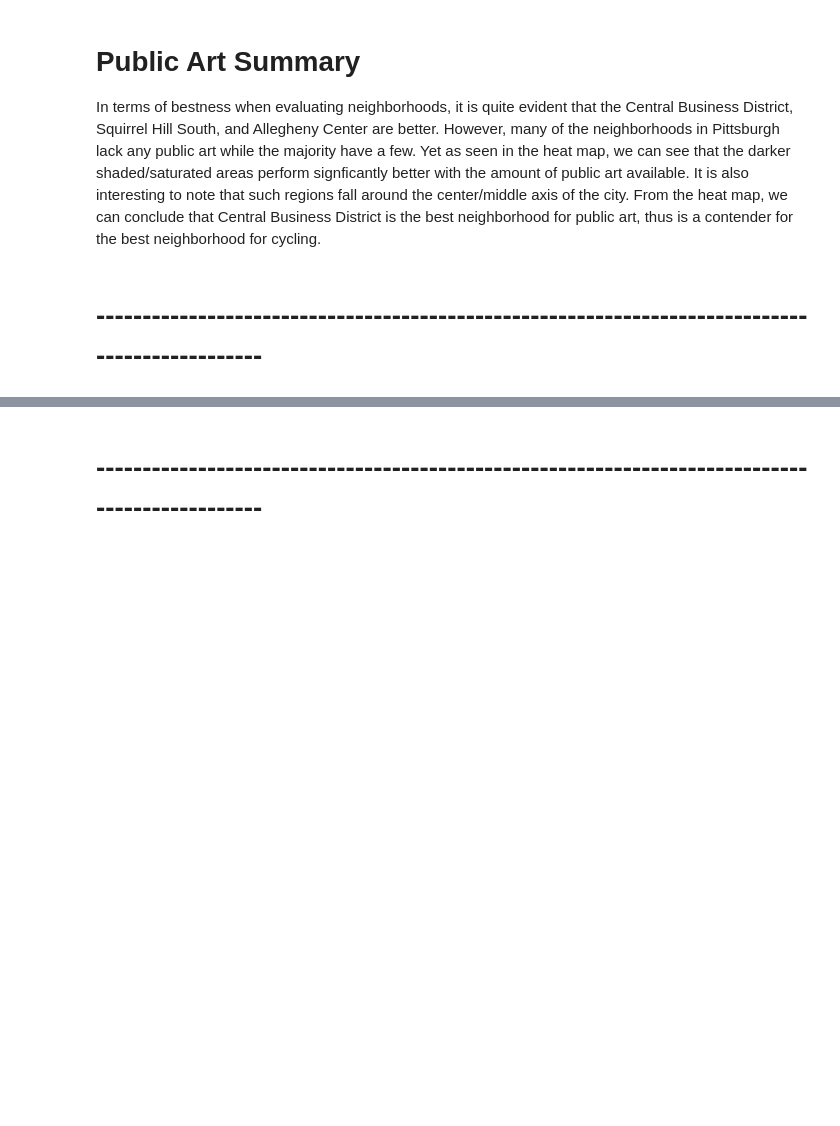
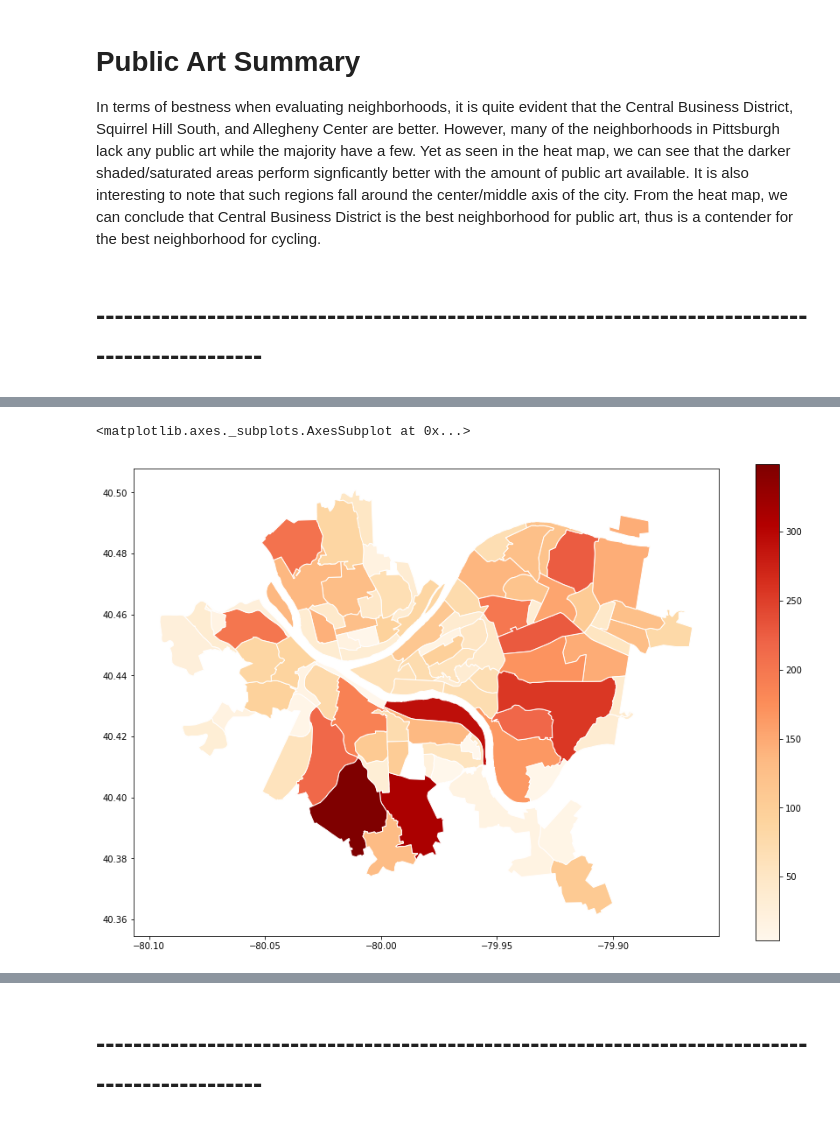
Before and after one commit to chris-mohri/finalProject0010, a Jupyter notebook: FinalNotebook.ipynb, the cells around one changed output, grey strips where cells are left out. Drawn from its saved outputs; the diff is of its cells as text; code cells hidden in the pictures; blank space fills up the shorter version.

```diff
--- a/FinalNotebook.ipynb
+++ b/FinalNotebook.ipynb
@@ -223,0 +266,16 @@ From the heat map, we can conclude that Central Business District is the best ne
+# %%
+# Read Shapefile
+neighborhoods = geopandas.read_file("Neighborhoods/Neighborhoods_.shp")
+
+# merges shape file and data frame
+map2 = neighborhoods.merge(stoptable, how='left', left_on='hood', right_on='Neighborhood')
+
+# Creates a geoplot of the dataset on the neighborhoods of Pittsburgh
+map2.plot(column='Stop Signs',
+          edgecolor="white",
+           legend=True,
+          figsize=(15, 10),
+          cmap='OrRd')
+# %% [output]
+<matplotlib.axes._subplots.AxesSubplot at 0x...>
+[figure, added]
```
Also changed, not shown: parts of 45 cells of this notebook.
